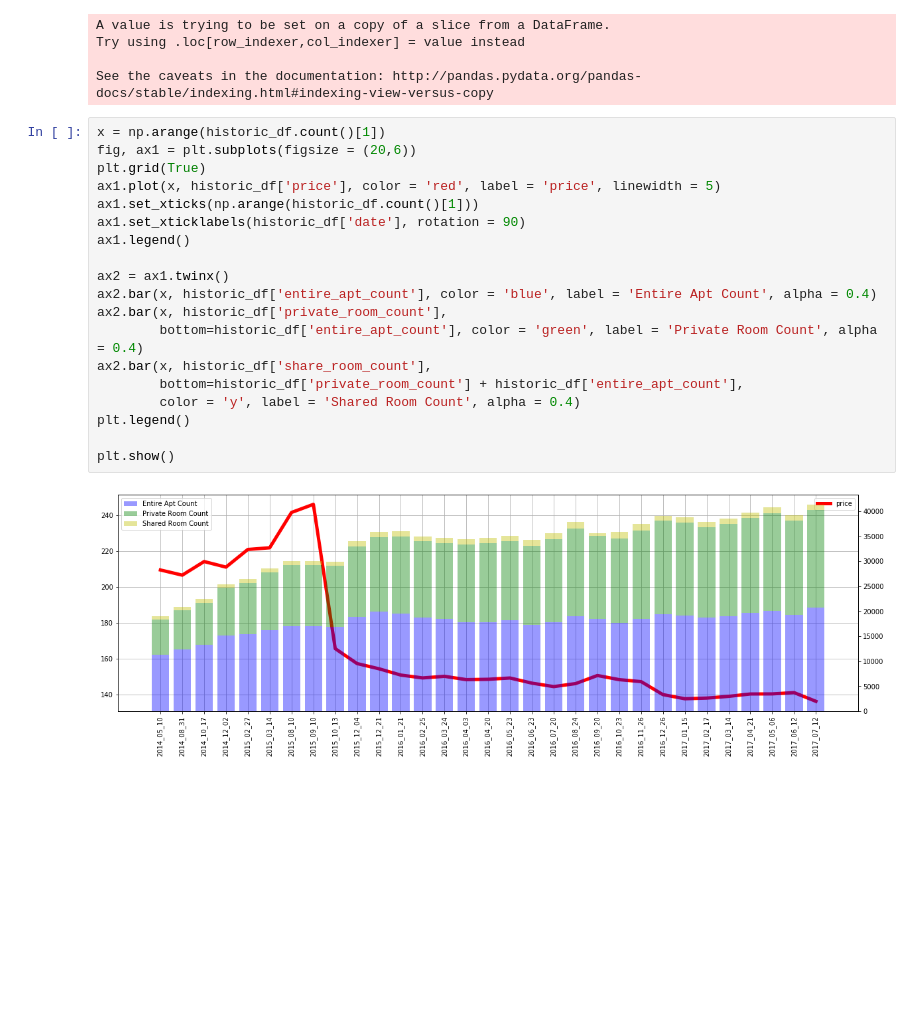
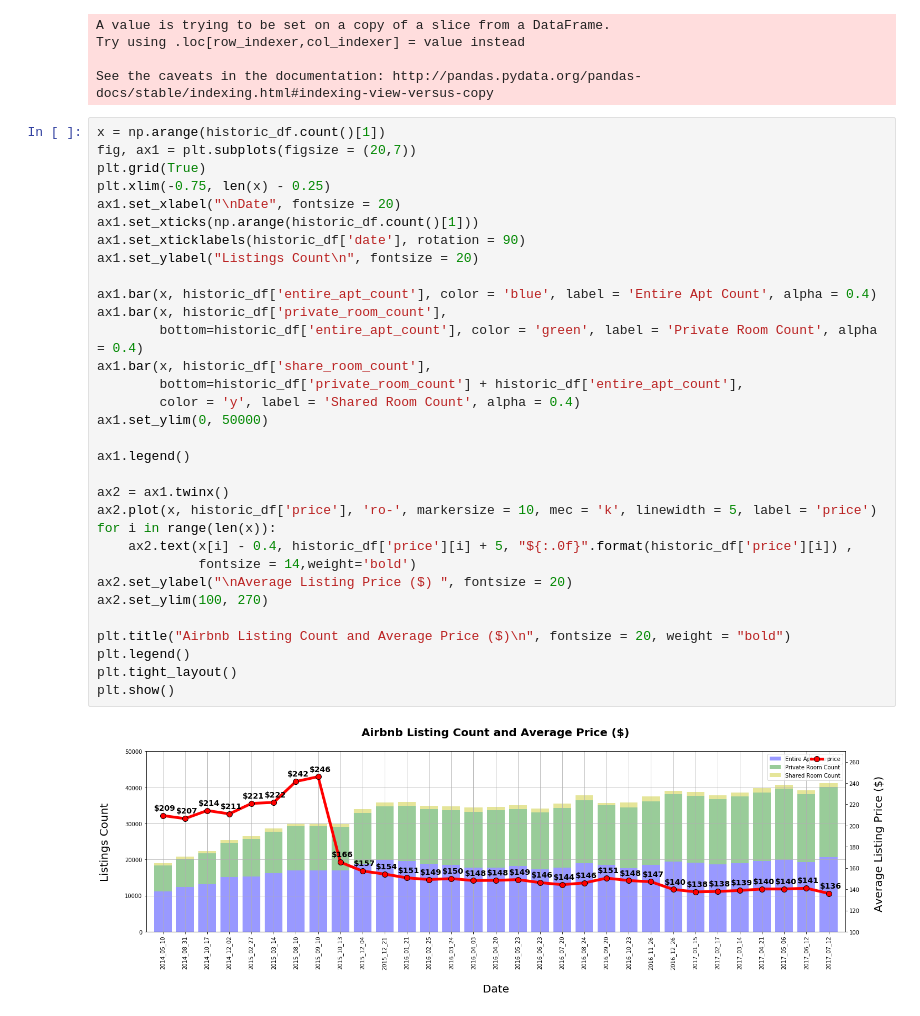
Before and after one commit to EstellaYu/Data_Visualization_Airbnb_Hotel, a Jupyter notebook: Notebooks/Data_Cleaning.ipynb, the cells around one changed output. Saved outputs shown, nothing was run; the diff lists cells and outputs as text; blank space fills up the shorter version.

```diff
--- a/Notebooks/Data_Cleaning.ipynb
+++ b/Notebooks/Data_Cleaning.ipynb
@@ -163,22 +225,35 @@ Try using .loc[row_indexer,col_indexer] = value instead
 See the caveats in the documentation: http://pandas.pydata.org/pandas-docs/stable/indexing.html#indexing-view-versus-copy
 # %%
 x = np.arange(historic_df.count()[1])
-fig, ax1 = plt.subplots(figsize = (20,6))
+fig, ax1 = plt.subplots(figsize = (20,7))
 plt.grid(True)
-ax1.plot(x, historic_df['price'], color = 'red', label = 'price', linewidth = 5)
+plt.xlim(-0.75, len(x) - 0.25)
+ax1.set_xlabel("\nDate", fontsize = 20)
 ax1.set_xticks(np.arange(historic_df.count()[1]))
 ax1.set_xticklabels(historic_df['date'], rotation = 90)
+ax1.set_ylabel("Listings Count\n", fontsize = 20)
+
+ax1.bar(x, historic_df['entire_apt_count'], color = 'blue', label = 'Entire Apt Count', alpha = 0.4)
+ax1.bar(x, historic_df['private_room_count'],
+        bottom=historic_df['entire_apt_count'], color = 'green', label = 'Private Room Count', alpha = 0.4)
+ax1.bar(x, historic_df['share_room_count'],
+        bottom=historic_df['private_room_count'] + historic_df['entire_apt_count'],
+        color = 'y', label = 'Shared Room Count', alpha = 0.4)
+ax1.set_ylim(0, 50000)
+
 ax1.legend()
 
 ax2 = ax1.twinx()
-ax2.bar(x, historic_df['entire_apt_count'], color = 'blue', label = 'Entire Apt Count', alpha = 0.4)
-ax2.bar(x, historic_df['private_room_count'],
-        bottom=historic_df['entire_apt_count'], color = 'green', label = 'Private Room Count', alpha = 0.4)
-ax2.bar(x, historic_df['share_room_count'],
-        bottom=historic_df['private_room_count'] + historic_df['entire_apt_count'],
-        color = 'y', label = 'Shared Room Count', alpha = 0.4)
+ax2.plot(x, historic_df['price'], 'ro-', markersize = 10, mec = 'k', linewidth = 5, label = 'price')
+for i in range(len(x)):
+    ax2.text(x[i] - 0.4, historic_df['price'][i] + 5, "${:.0f}".format(historic_df['price'][i]) ,
+             fontsize = 14,weight='bold')
+ax2.set_ylabel("\nAverage Listing Price ($) ", fontsize = 20)
+ax2.set_ylim(100, 270)
+
+plt.title("Airbnb Listing Count and Average Price ($)\n", fontsize = 20, weight = "bold")
 plt.legend()
-
+plt.tight_layout()
 plt.show()
 # %% [output]
-[figure, old version]
+[figure, new version]
```
Also changed, not shown: parts of 11 cells of this notebook.
